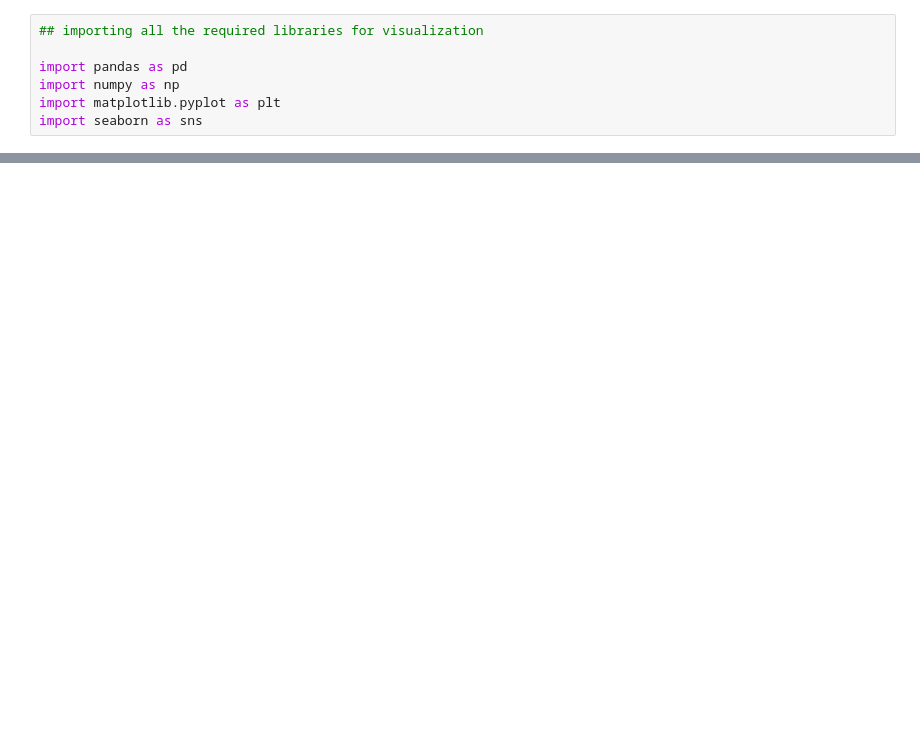
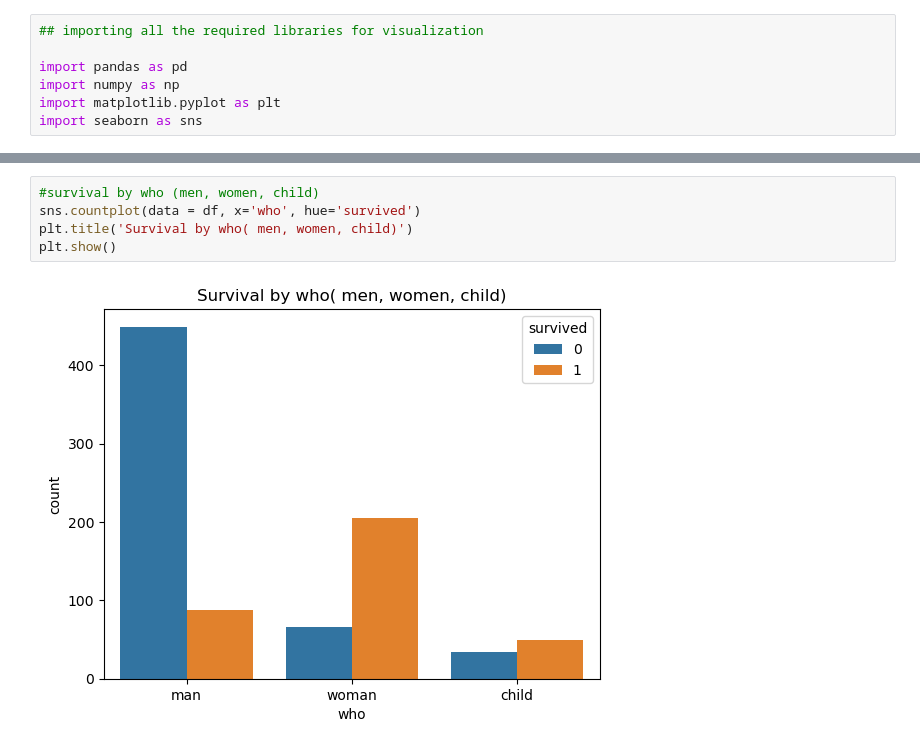
Before and after one commit to arunPdl02/TitanicVisualization, a Jupyter notebook: titanic dataset visualization.ipynb, the cells around one changed output, grey strips where cells are left out. Saved outputs shown, nothing was run; the diff lists cells and outputs as text; blank space fills up the shorter version.

```diff
--- a/titanic dataset visualization.ipynb
+++ b/titanic dataset visualization.ipynb
@@ -12,0 +133,7 @@ FileNotFoundError: [Errno 2] No such file or directory: 'titanic.csv'
+# %%
+#survival by who (men, women, child)
+sns.countplot(data = df, x='who', hue='survived')
+plt.title('Survival by who( men, women, child)')
+plt.show()
+# %% [output]
+[figure, added]
```
Also changed, not shown: parts of 15 cells of this notebook, 2 other files.
